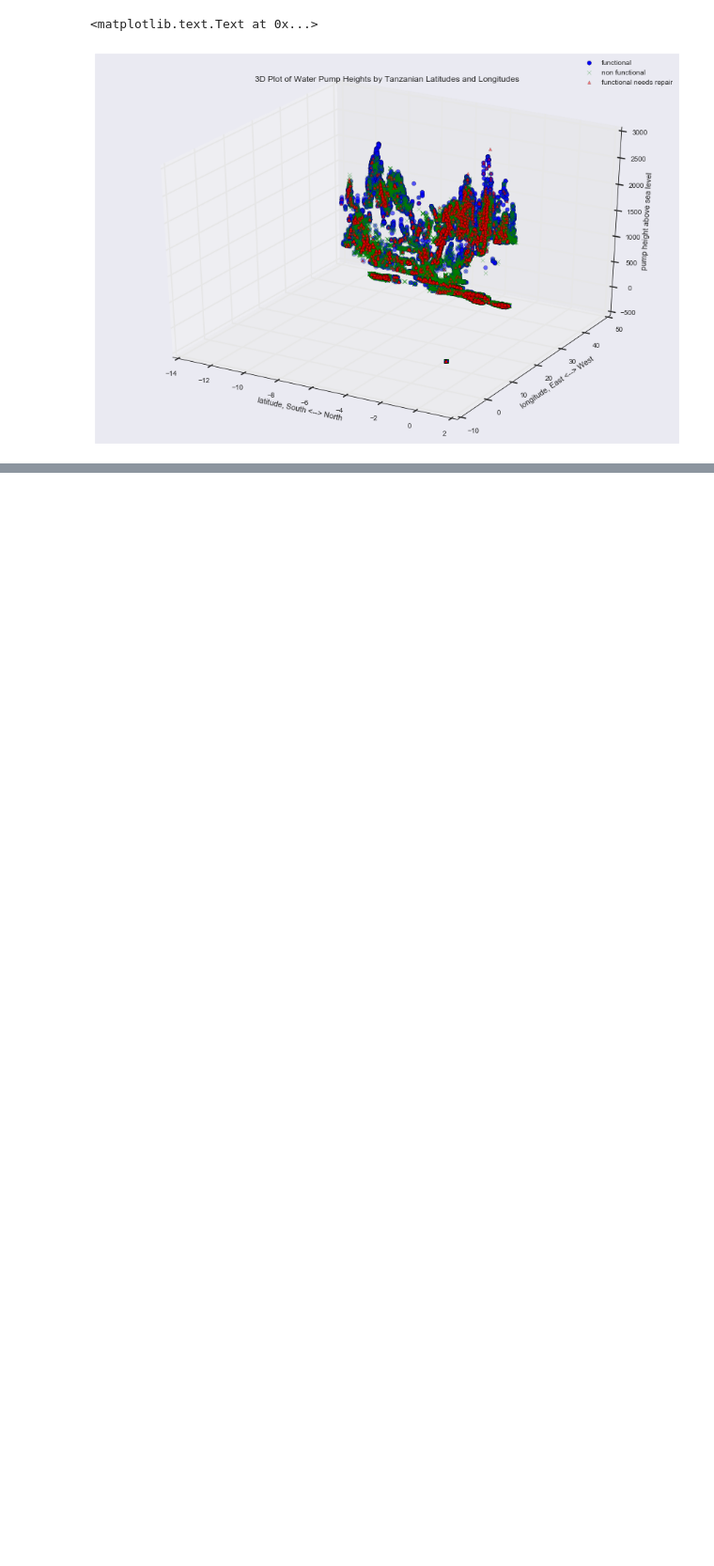
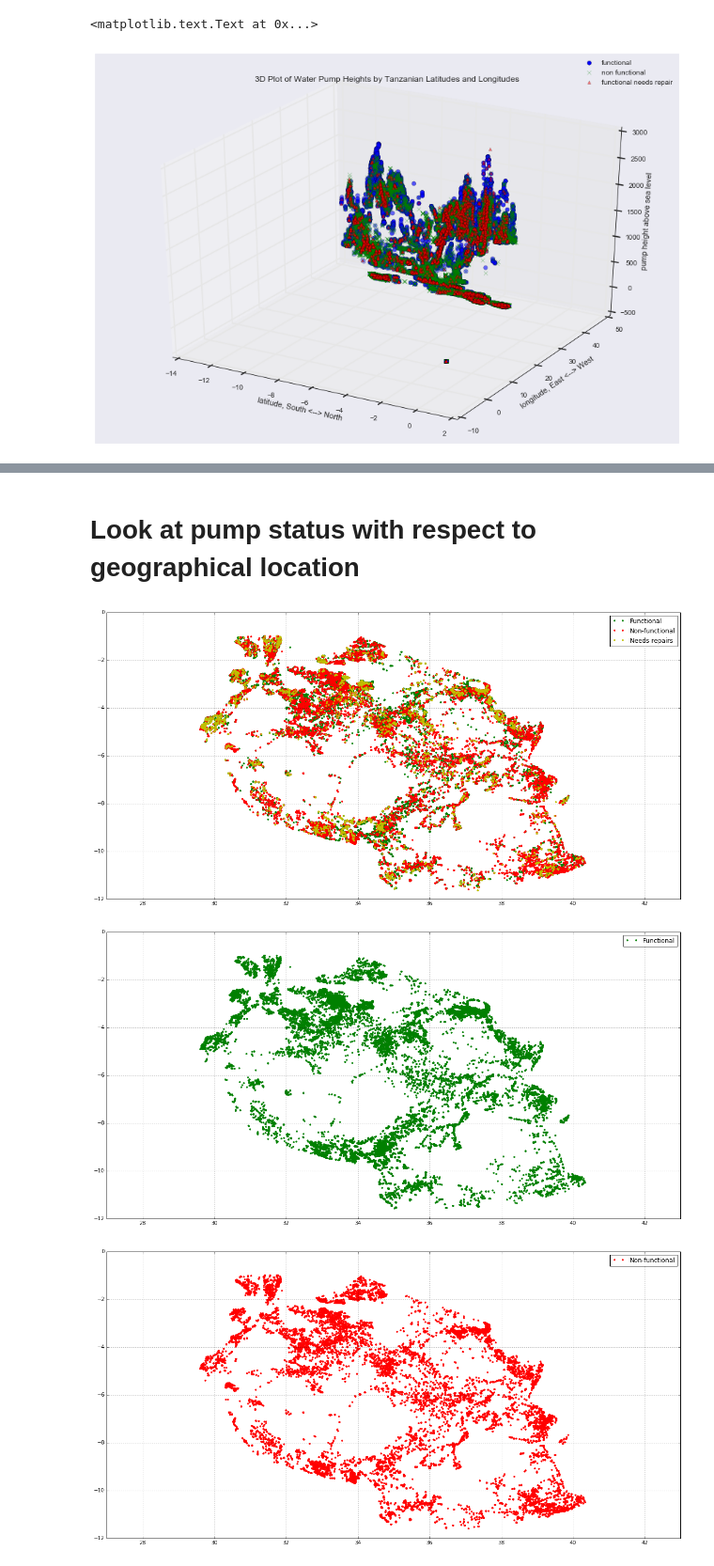
Before and after one commit to ashirwad08/predict-water-pump-failure, a Jupyter notebook: data_discovery.ipynb, the cells around one changed output, grey strips where cells are left out. Shown at 94% size. Saved outputs shown, nothing was run; the diff lists cells and outputs as text; code cells hidden in the pictures; blank space fills up the shorter version.

```diff
--- a/data_discovery.ipynb
+++ b/data_discovery.ipynb
@@ -200,0 +203,51 @@ ax.set_title('3D Plot of Water Pump Heights by Tanzanian Latitudes and Longitude
+# %%
+import pandas as pd
+
+training_labels_df = pd.read_csv('../data/water_pump/training_labels.csv', header=0)
+training_values_df = pd.read_csv('../data/water_pump/training.csv', header=0)
+
+#training_labels_df = pd.read_csv(training_labels_file)
+#training_values_df = pd.read_csv(training_values_file)
+
+training_values_df['status_group'] = training_labels_df['status_group']
+# %% [markdown]
+# Look at pump status with respect to geographical location
+# %%
+# separate data by status of pump
+func_df = training_values_df[training_values_df['status_group']=='functional']
+nonfunc_df = training_values_df[training_values_df['status_group']=='non functional']
+repair_df = training_values_df[training_values_df['status_group']=='functional needs repair']
+
+# plot pump status on coordinate grid
+import matplotlib.pyplot as plt
+%matplotlib inline
+
+plt.figure(figsize=(20,10))
+plt.plot(func_df.longitude,func_df.latitude,'g.')
+plt.plot(nonfunc_df.longitude,nonfunc_df.latitude,'r.')
+plt.plot(repair_df.longitude,repair_df.latitude,'y.')
+plt.legend(['Functional','Non-functional','Needs repairs'])
+plt.axis([27,43,-12,0])
+plt.grid(True)
+
+plt.figure(figsize=(20,10))
+plt.plot(func_df.longitude,func_df.latitude,'g.')
+plt.legend(['Functional'])
+plt.axis([27,43,-12,0])
+plt.grid(True)
+
+plt.figure(figsize=(20,10))
+plt.plot(nonfunc_df.longitude,nonfunc_df.latitude,'r.')
+plt.legend(['Non-functional'])
+plt.axis([27,43,-12,0])
+plt.grid(True)
+
+plt.figure(figsize=(20,10))
+plt.plot(repair_df.longitude,repair_df.latitude,'y.')
+plt.legend(['Needs repairs'])
+plt.axis([27,43,-12,0])
+plt.grid(True)
+# %% [output]
+[figure, added]
+[figure, added]
+[figure, added]
```
Also changed, not shown: parts of 7 cells of this notebook.
